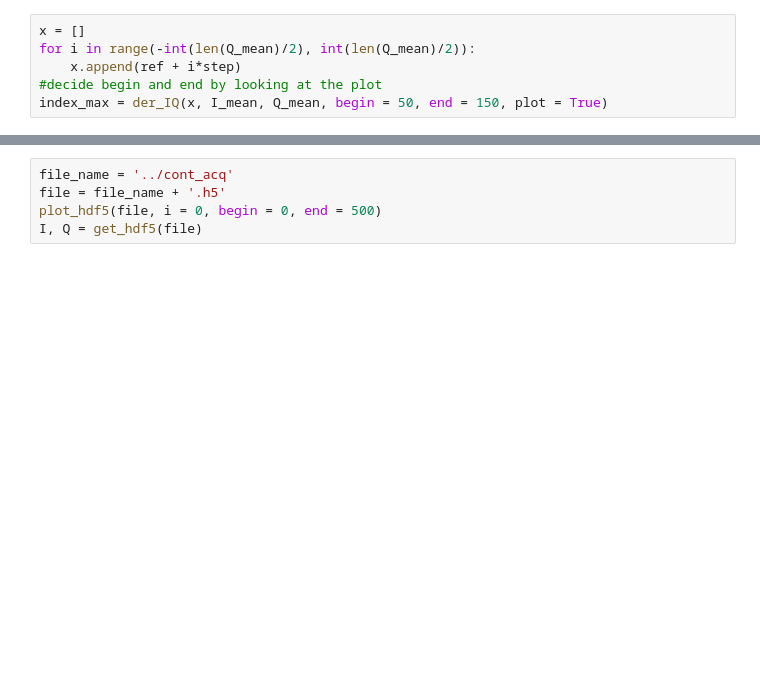
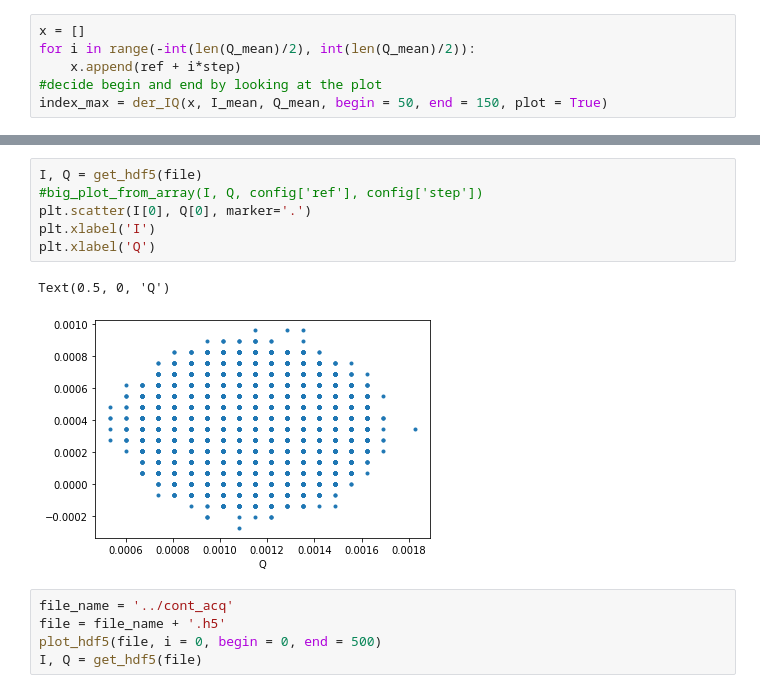
Before and after one commit to biqute/QTLab2122, a Jupyter notebook: SingleIRsource/scripts/analysis.ipynb, the cells around one changed output, grey strips where cells are left out. Cells and saved outputs as stored; diff of their text form; blank space fills up the shorter version.

```diff
--- a/SingleIRsource/scripts/analysis.ipynb
+++ b/SingleIRsource/scripts/analysis.ipynb
@@ -62,3 +79,12 @@ plot_hdf5(file, i = 63)
+# %%
+I, Q = get_hdf5(file)
+#big_plot_from_array(I, Q, config['ref'], config['step'])
+plt.scatter(I[0], Q[0], marker='.')
+plt.xlabel('I')
+plt.xlabel('Q')
+# %% [output]
+Text(0.5, 0, 'Q')
+[figure, added]
 # %%
 file_name = '../cont_acq'
 file = file_name + '.h5'
```
Also changed, not shown: parts of 9 cells of this notebook, 3 other files.
